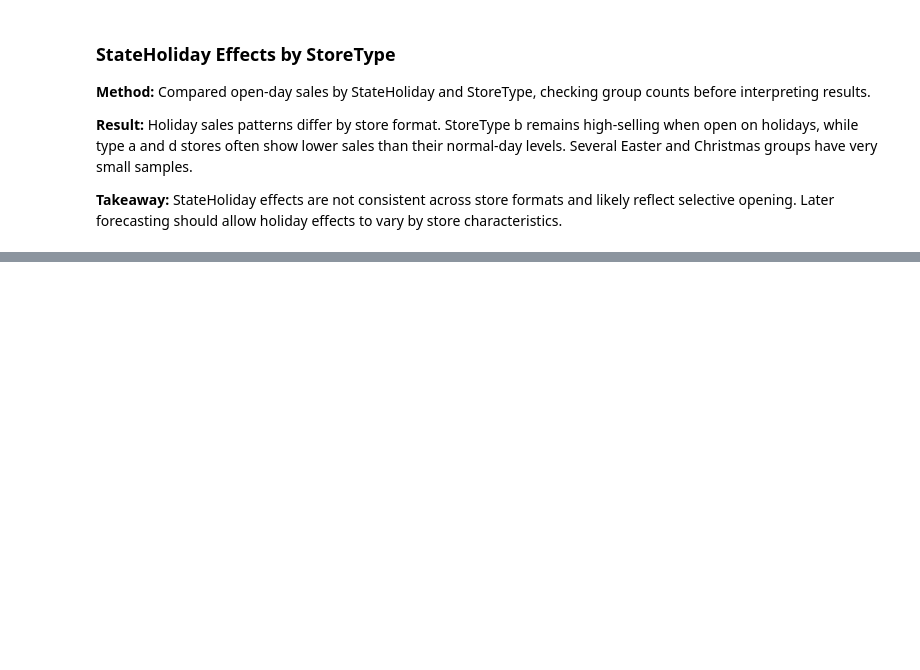
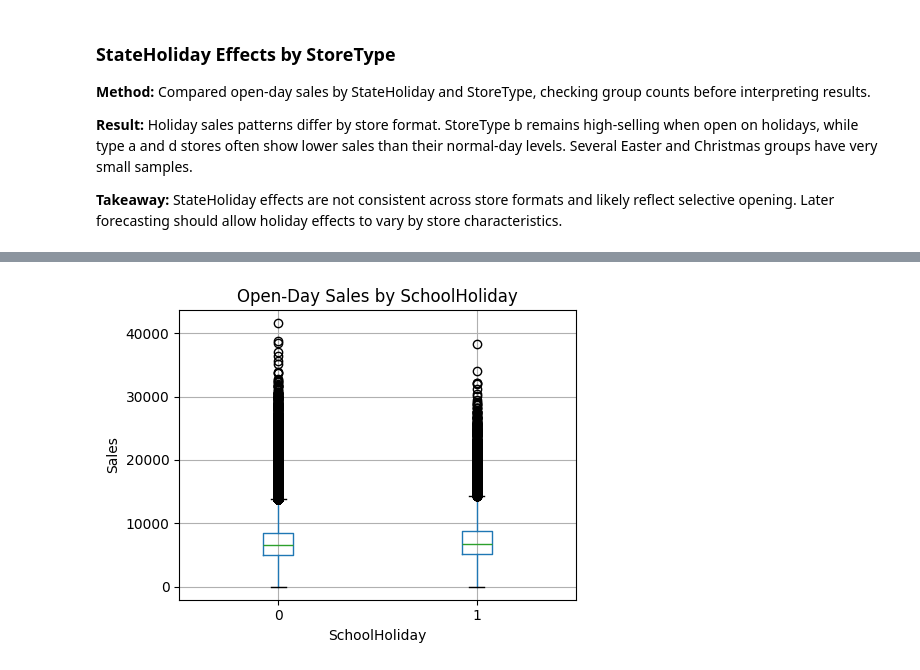
Before and after one commit to Aliraza-Amjad-Shaikh/demand-lens, a Jupyter notebook: notebooks/02_eda.ipynb, the cells around one changed output, grey strips where cells are left out. Saved outputs shown, nothing was run; the diff lists cells and outputs as text; code cells hidden in the pictures; blank space fills up the shorter version.

```diff
--- a/notebooks/02_eda.ipynb
+++ b/notebooks/02_eda.ipynb
@@ -525,0 +590,18 @@ holiday_by_type
+# %%
+fig, ax = plt.subplots(figsize=(5,4))
+
+open_days.boxplot(column='Sales', by='SchoolHoliday', ax=ax)
+
+ax.set_xlabel('SchoolHoliday')
+
+ax.set_ylabel('Sales')
+
+ax.set_title('Open-Day Sales by SchoolHoliday')
+
+plt.suptitle('')
+
+plt.tight_layout()
+
+plt.show()
+# %% [output]
+[figure, added]
```
Also changed, not shown: parts of 30 cells of this notebook.
